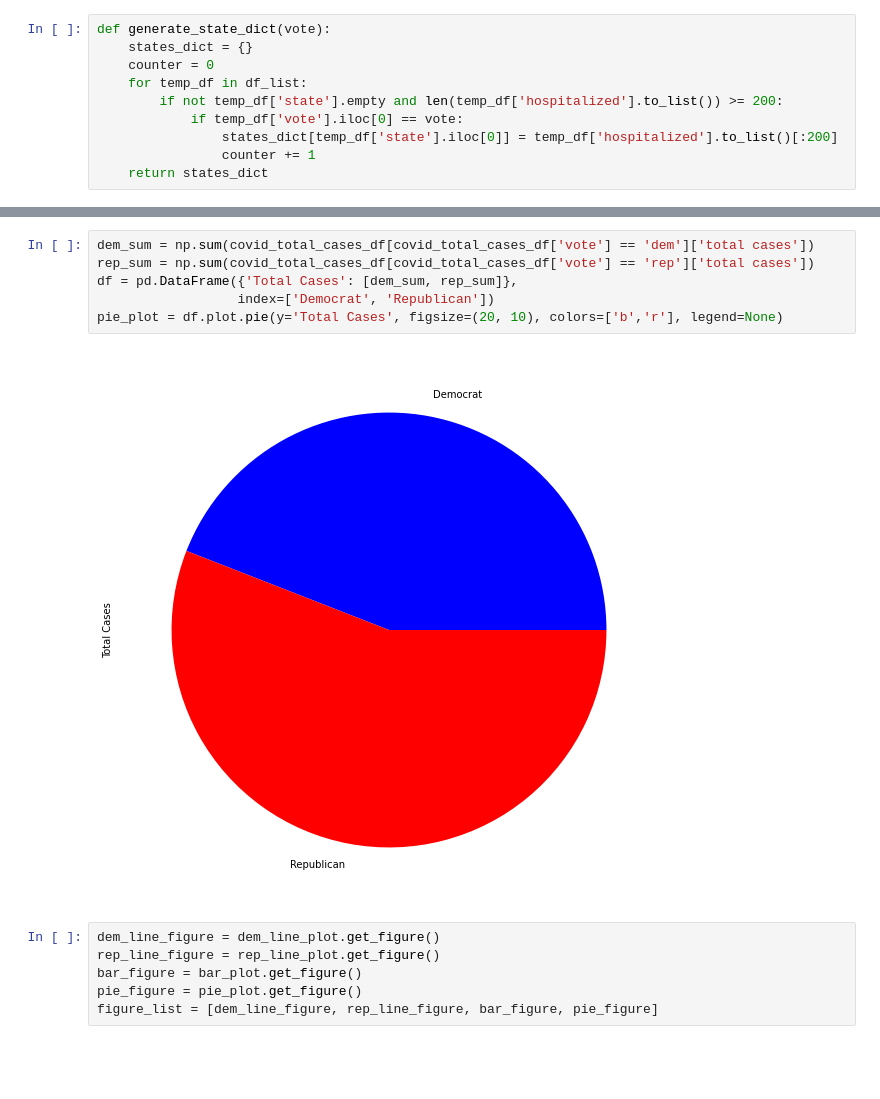
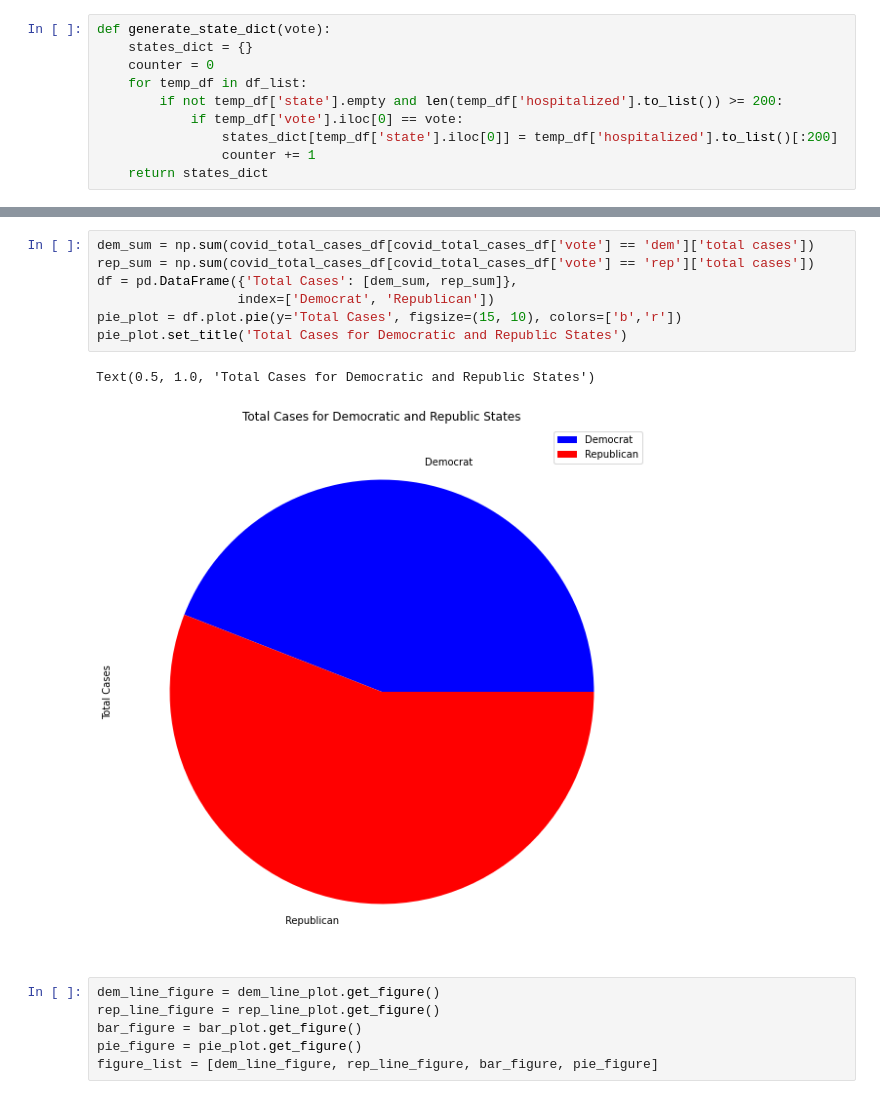
Before and after one commit to RicardoValdovinos/PolitiCovid19, a Jupyter notebook: main.ipynb, the cells around one changed output, grey strips where cells are left out. Cells and saved outputs as stored; diff of their text form; blank space fills up the shorter version.

```diff
--- a/main.ipynb
+++ b/main.ipynb
@@ -350,11 +366,13 @@ bar_plot.set_xticklabels(merged_cases_df.state);
 # %%
 dem_sum = np.sum(covid_total_cases_df[covid_total_cases_df['vote'] == 'dem']['total cases'])
 rep_sum = np.sum(covid_total_cases_df[covid_total_cases_df['vote'] == 'rep']['total cases'])
 df = pd.DataFrame({'Total Cases': [dem_sum, rep_sum]},
                   index=['Democrat', 'Republican'])
-pie_plot = df.plot.pie(y='Total Cases', figsize=(20, 10), colors=['b','r'], legend=None)
+pie_plot = df.plot.pie(y='Total Cases', figsize=(15, 10), colors=['b','r'])
+pie_plot.set_title('Total Cases for Democratic and Republic States')
 # %% [output]
+Text(0.5, 1.0, 'Total Cases for Democratic and Republic States')
-[figure, old version]
+[figure, new version]
 # %%
 dem_line_figure = dem_line_plot.get_figure()
 rep_line_figure = rep_line_plot.get_figure()
```
Also changed, not shown: parts of 3 cells of this notebook, 1 other file.
